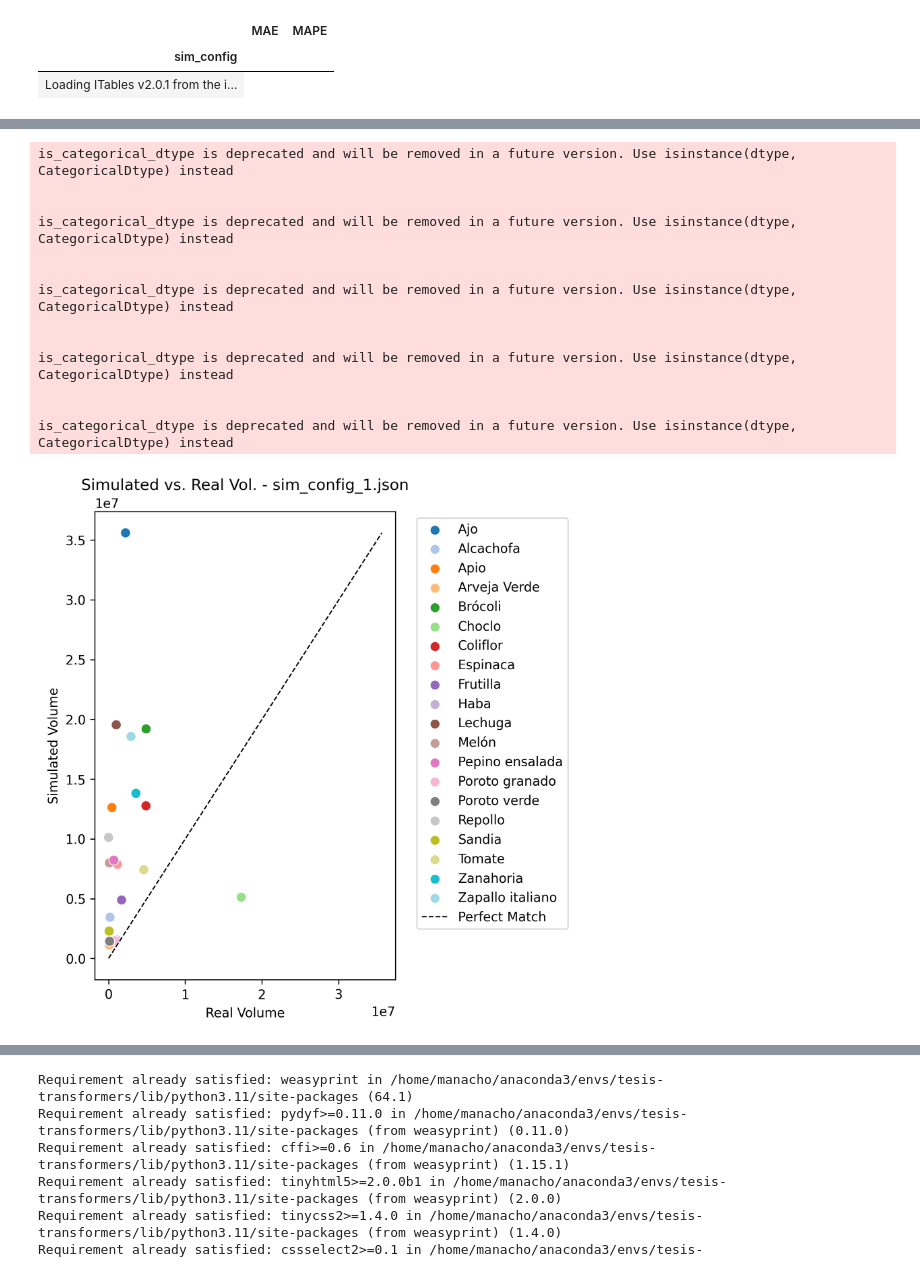
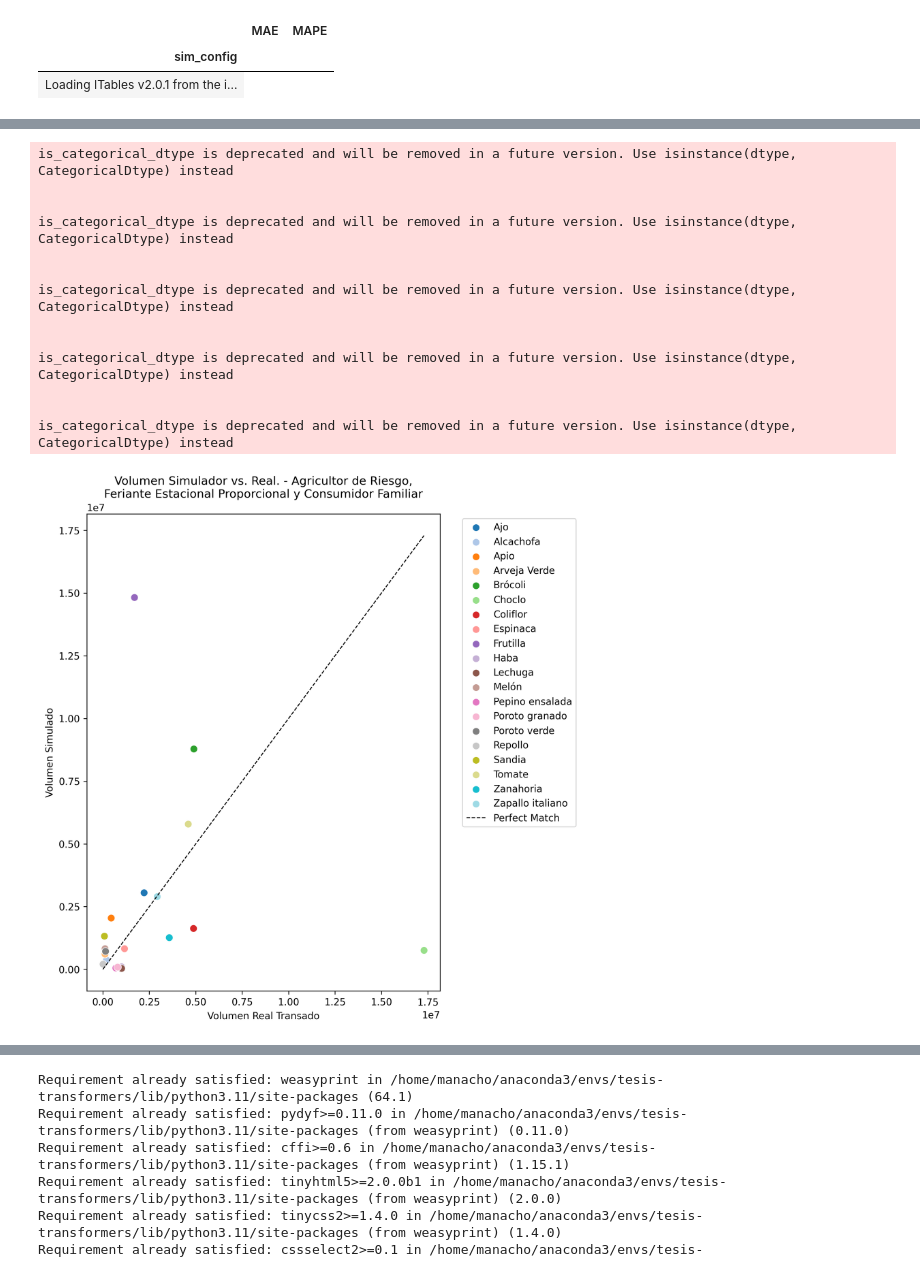
Before and after one commit to ManachoM/sim2-agricultores, a Jupyter notebook: data_analysis/sim_results.ipynb, the cells around one changed output, grey strips where cells are left out. Cells and saved outputs as stored; diff of their text form; code cells hidden in the pictures.

Commit message:
Cambios para calibración de volúmenes y visualizaciones

```diff
--- a/data_analysis/sim_results.ipynb
+++ b/data_analysis/sim_results.ipynb
@@ -79,21 +72,12 @@ stats_decriptive_by_config
 # %% [markdown]
 ## Resultados sobre productos
 # %%
-get_prods_results_q = """
+get_prods_results_q = f"""
 SELECT r.sim_config, r.process, r.product_id, p.nombre, AVG(r.avg)
 FROM (
     SELECT t.sim_config, apr.process, apr.product_id, apr.time, AVG(apr.value)
     FROM (
-    SELECT e.execution_id, e.execution_time as execution_time, REPLACE(ep.param_value, './sim_config_files/', '') AS sim_config
-        FROM public.execution as e
-    JOIN public.execution_params as ep
-        ON ep.execution_id = e.execution_id
-    WHERE e.execution_status_id = 2 -- Ejecuciones terminadas solamente
-            AND ep.param_name = 'sim_config_file'
-            AND ep.param_value <> './sim_config.json' -- Por si se cola alguna ejecución de prueba
-        ORDER BY e.start_time DESC
-         -- LIMIT 180 -- Solamente las últimas 15*12 ejecuciones
-    ) as t
+    {get_executions_query}) as t
     JOIN public.aggregated_product_results as apr
         ON apr.execution_id = t.execution_id
     WHERE apr.time > 2 AND apr.time < 15
@@ -101,6 +85,7 @@ FROM (
 ) as r
 JOIN public.product as p
     ON p.product_id = r.product_id
+WHERE r.process = 'COMPRA DE FERIANTE A AGRICULTOR'
 GROUP BY r.sim_config, r.process, r.product_id, p.nombre
 ORDER BY r.sim_config, r.process, r.product_id ASC
 """
@@ -381,39 +368,39 @@ is_categorical_dtype is deprecated and will be removed in a future version. Use
 # %%
-cfg = "sim_config_1.json"
+cfg = "sim_config_20.json"
 plot_df = merged_df_sim_config[merged_df_sim_config["sim_config"] == cfg]
 
-plt.figure(figsize=(6, 6), dpi=300)
+plt.figure(figsize=(8, 8), dpi=300)
 sns.scatterplot(
     data=plot_df,
     x="expected_volume", y="avg",
     hue="nombre",  # color by product
     palette="tab20",  # or any palette
     s=60
 )
 # Add diagonal reference line
 max_val = max(plot_df["expected_volume"].max(), plot_df["avg"].max())
 plt.plot([0, max_val], [0, max_val], "k--", linewidth=1, label="Perfect Match")
-plt.title(f"Simulated vs. Real Vol. - {cfg}")
-plt.xlabel("Real Volume")
-plt.ylabel("Simulated Volume")
+plt.title("Volumen Simulador vs. Real. - Agricultor de Riesgo,\nFeriante Estacional Proporcional y Consumidor Familiar")
+plt.xlabel("Volumen Real Transado")
+plt.ylabel("Volumen Simulado")
 plt.legend(bbox_to_anchor=(1.05, 1), loc="upper left")
 plt.tight_layout()
 plt.show()
 # %% [output]
 is_categorical_dtype is deprecated and will be removed in a future version. Use isinstance(dtype, CategoricalDtype) instead
 
 
 is_categorical_dtype is deprecated and will be removed in a future version. Use isinstance(dtype, CategoricalDtype) instead
 
 
 is_categorical_dtype is deprecated and will be removed in a future version. Use isinstance(dtype, CategoricalDtype) instead
 
 
 is_categorical_dtype is deprecated and will be removed in a future version. Use isinstance(dtype, CategoricalDtype) instead
 
 
 is_categorical_dtype is deprecated and will be removed in a future version. Use isinstance(dtype, CategoricalDtype) instead
-[figure, old version]
+[figure, new version]
 # %%
 
 # Exclude any rows where 'tipo_agricultor' == 'ganancia'
```
Also changed, not shown: parts of 17 cells of this notebook, 22 other files.
